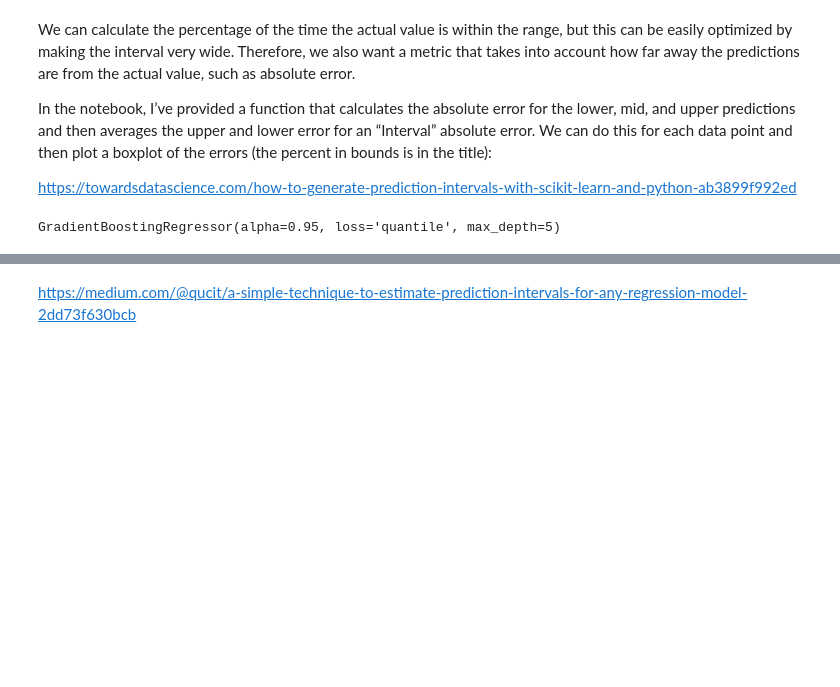
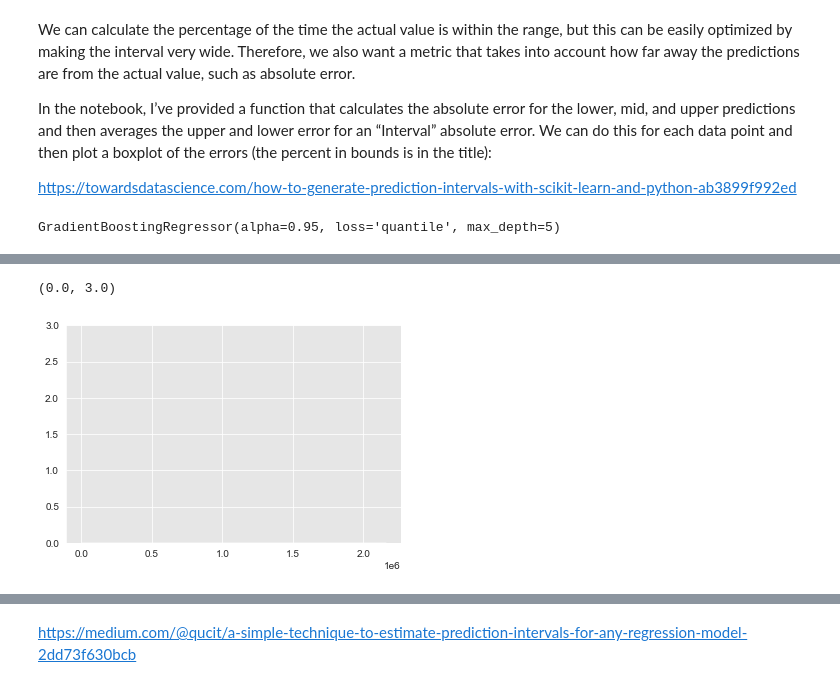
Before and after one commit to madelinekinnaird/washington-post-election-night-model, a Jupyter notebook: Modeling.ipynb, the cells around one changed output, grey strips where cells are left out. Saved outputs shown, nothing was run; the diff lists cells and outputs as text; code cells hidden in the pictures; blank space fills up the shorter version.

```diff
--- a/Modeling.ipynb
+++ b/Modeling.ipynb
@@ -225,0 +244,14 @@ geom_point : Removed 206 rows containing missing values.
+# %%
+percent_in_bounds = gbrPredictions['in_bounds'].mean() * 100
+f, (ax1) = plt.subplots(1)
+#sns.scatterplot(data= gbrPredictions, x="total_votes_2016", y="total_votes_2020", ax = ax1)
+
+
+x = np.arange(0.0, max(gbrPredictions['total_votes_2016']), 1 )
+y1 = np.sin(2 * np.pi * x)
+y2 = 0.8 * np.sin(4 * np.pi * x)
+ax1.fill_between(x, y1, y2, facecolor='green')
+ax1.set_ylim(0,3)
+# %% [output]
+(0.0, 3.0)
+[figure, added]
```
Also changed, not shown: parts of 179 cells of this notebook.
